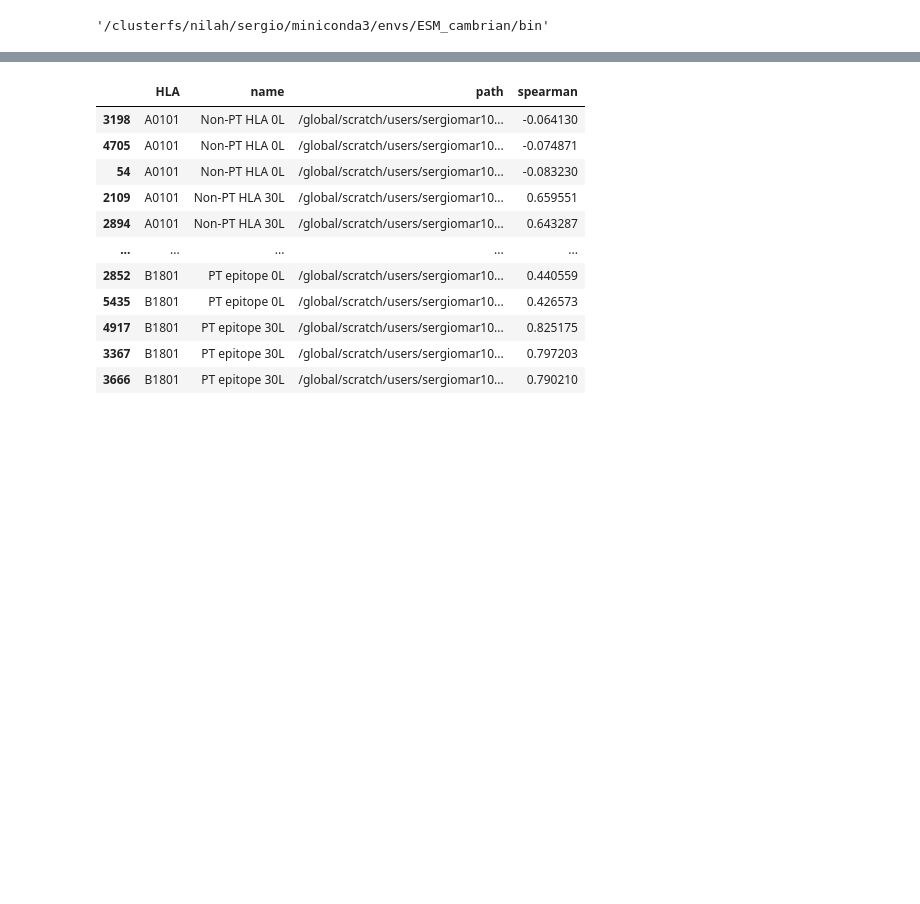
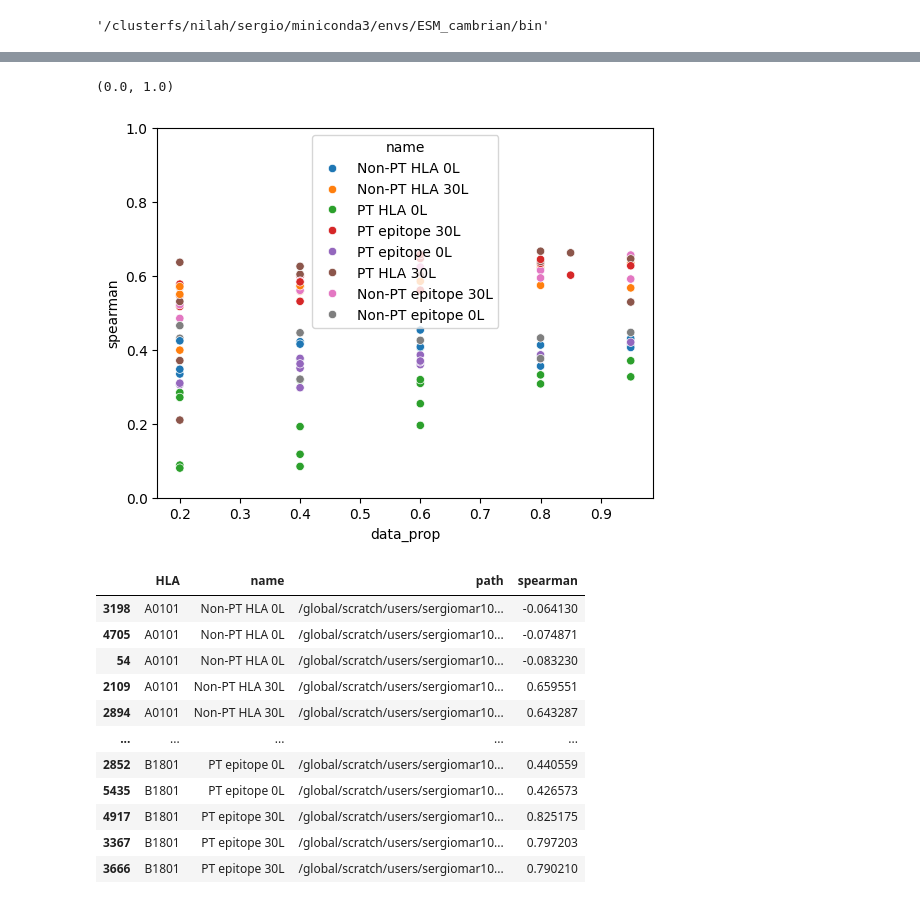
Before and after one commit to sermare/ESMCBA, a Jupyter notebook: jupyter_notebooks/binding_affinity/01_ESMCBA_models.ipynb, the cells around one changed output, grey strips where cells are left out. Drawn from its saved outputs; the diff is of its cells as text; code cells hidden in the pictures; blank space fills up the shorter version.

Commit message:
data clean up

```diff
--- a/jupyter_notebooks/binding_affinity/01_ESMCBA_models.ipynb
+++ b/jupyter_notebooks/binding_affinity/01_ESMCBA_models.ipynb
@@ -18,3 +36,13 @@ evaluations_df['name'] = evaluations_df['PT'] + ' ' + evaluations_df['encoding']
+# %%
+sns.scatterplot(data = evaluations_df[(evaluations_df['HLA'] == 'B0702')],
+x = 'data_prop',
+ y = 'spearman',
+  hue = 'name',
+  alpha = 1)
+plt.ylim([0,1])
+# %% [output]
+(0.0, 1.0)
+[figure, added]
 # %%
 evaluations_df = evaluations_df[evaluations_df['HLA'].isin(["A0201","B0702","A2601","B0801","B1801","A3001","A0101","A6801"])] #['A0201','B5701','A1101','A0301','B5101','A0206','B0702','B5101','B3501','A0101','A2402'])]
 # %%
```
Also changed, not shown: parts of 7 cells of this notebook, 1 other file.
